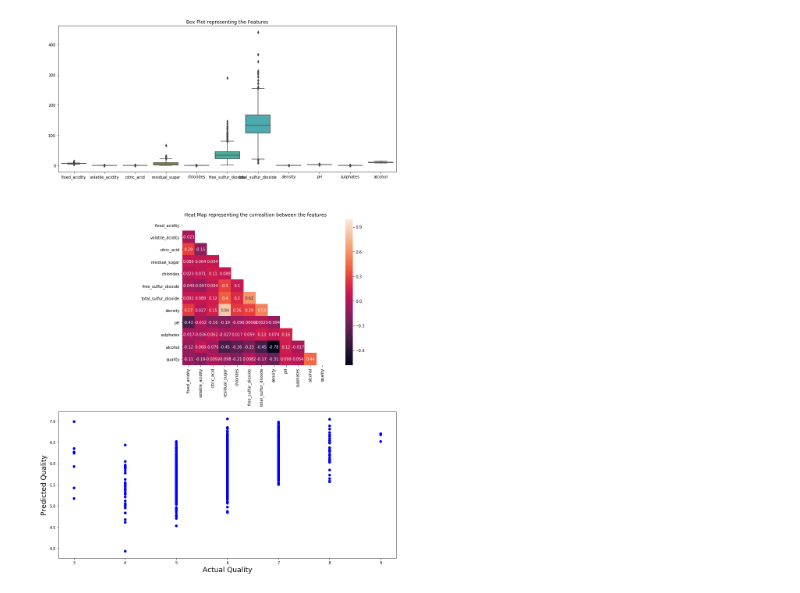
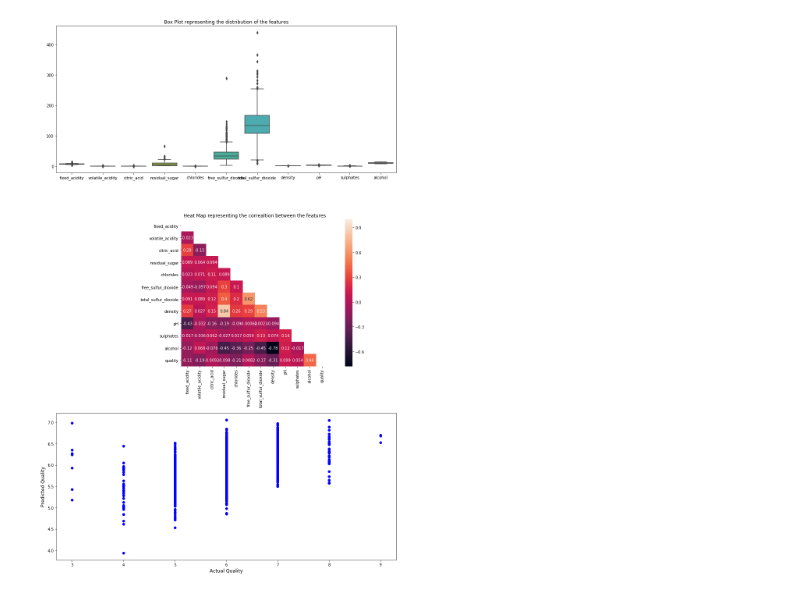
Before and after one commit to saigkiran/veridic_machine_learning, a Jupyter notebook: Prasanth_Multiple_Linear_Regression.ipynb, the cells around one changed output. Drawn from its saved outputs; the diff is of its cells as text; code cells hidden in the pictures.

```diff
--- a/Prasanth_Multiple_Linear_Regression.ipynb
+++ b/Prasanth_Multiple_Linear_Regression.ipynb
@@ -6,36 +6,36 @@ from sklearn.model_selection import train_test_split
 from sklearn.linear_model import LinearRegression
 import matplotlib.pyplot as plt
 import seaborn as sbn
 %matplotlib inline
 
 # import the csv
 wine_data=pd.read_csv('winequality-white.csv',sep=';')
 # clean the headers
 wine_data.columns = [col.replace(' ','_') for col in wine_data.columns]
 
 #Box Plot Creation
 figure,axes= plt.subplots(nrows=3) #creating an empty plot
 figure.set_size_inches(13,20) # set the size in inches
 sub_plot_1 = sbn.boxplot(data=wine_data.iloc[:,:-1],orient='v',ax=axes[0]) # plot the box plots next to each other using Seaborn
-sub_plot_1.set_title("Box Plot representing the Features")
+sub_plot_1.set_title("Box Plot representing the distribution of the features")
 
 #Heat Map Creation
 correlation_matrix = wine_data.corr()
-mask = np.zeros_like(corr_m) # Create a matrix similar to the correlation_matrix
+mask = np.zeros_like(correlation_matrix) # Create a matrix similar to the correlation_matrix
 mask[np.triu_indices_from(mask)]=True # Set true for the upper triangular elements, so that they wont be displayed
                                         # in the heat map
-sub_plot_2 = sbn.heatmap(corr_m,mask=mask,square=True,annot=True,ax=axes[1]) # creating the heat map
+sub_plot_2 = sbn.heatmap(correlation_matrix,mask=mask,square=True,annot=True,ax=axes[1]) # creating the heat map
 sub_plot_2.set_title("Heat Map representing the correaltion between the features")
 
 #Multiple Linear Regression
 X_train, X_test, y_train, y_test = train_test_split(wine_data.iloc[:,:-1], wine_data.iloc[:,-1], test_size=0.2, random_state=20)
 linear_regressor = LinearRegression()
 linear_regressor.fit(X_train,y_train)
 Prediction = linear_regressor.predict(X_test)
 #plotting actual vs predicted
 sub_plot_3 = axes[2].scatter(y_test, Prediction,color='b')
-plt.xlabel('Actual Quality', fontsize=18)
-plt.ylabel('Predicted Quality', fontsize=18)
+plt.xlabel('Actual Quality', fontsize=12)
+plt.ylabel('Predicted Quality', fontsize=12)
 plt.tight_layout()
 # %% [output]
-[figure, old version]
+[figure, new version]
```
Also changed, not shown: parts of 3 cells of this notebook.
